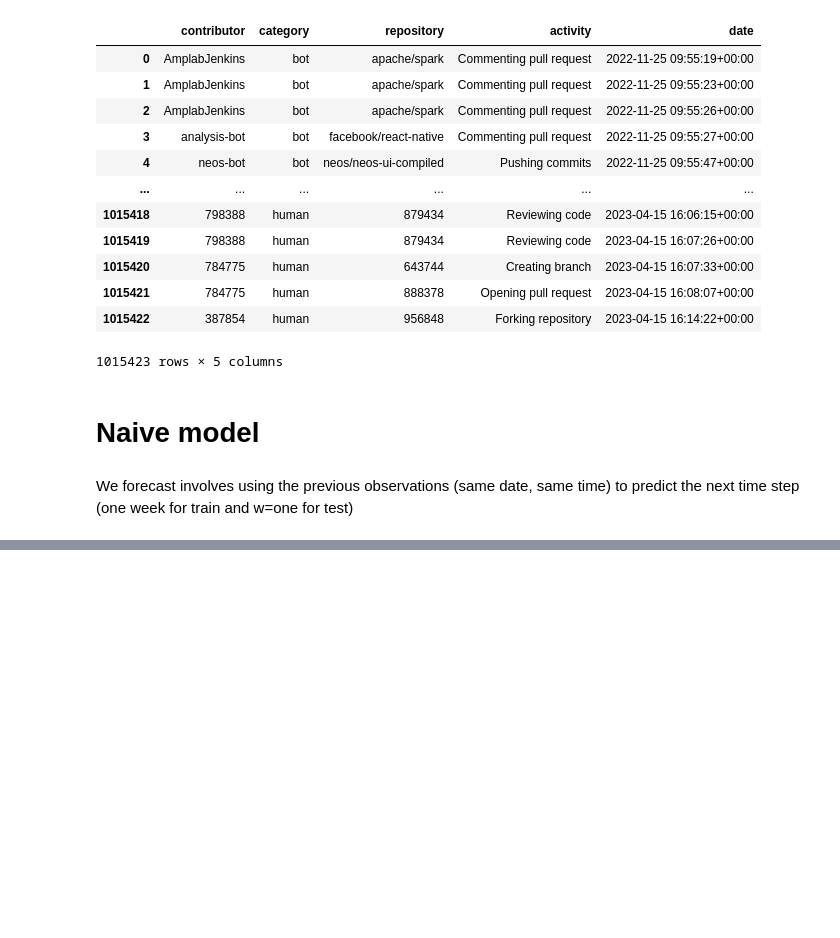
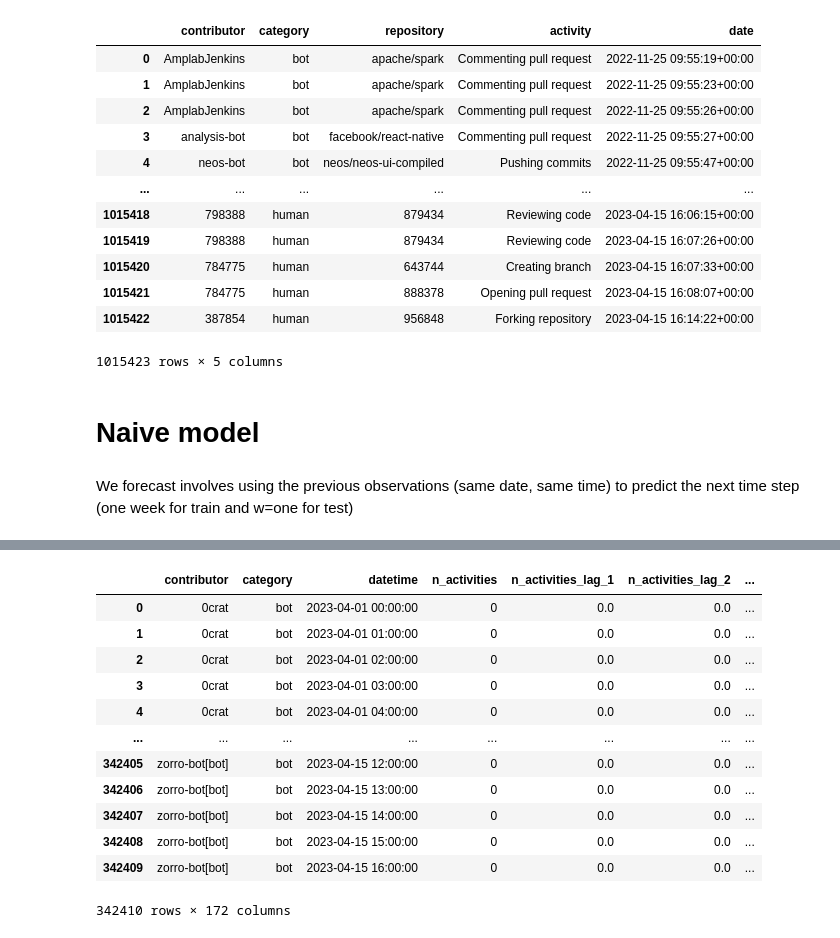
Before and after one commit to uhourri/GH-Bots-API, a Jupyter notebook: code/Models comparing.ipynb, the cells around one changed output, grey strips where cells are left out. Drawn from its saved outputs; the diff is of its cells as text; code cells hidden in the pictures; blank space fills up the shorter version.

```diff
--- a/code/Models comparing.ipynb
+++ b/code/Models comparing.ipynb
@@ -113,0 +211,16 @@ result.sample(40)
+# %%
+test_activities
+# %% [output]
+|  | contributor | category | datetime | n_activities | n_activities_lag_1 | n_activities_lag_2 | ... |
+| 0 | 0crat | bot | 2023-04-01 00:00:00 | 0 | 0.0 | 0.0 | ... |
+| 1 | 0crat | bot | 2023-04-01 01:00:00 | 0 | 0.0 | 0.0 | ... |
+| 2 | 0crat | bot | 2023-04-01 02:00:00 | 0 | 0.0 | 0.0 | ... |
+| 3 | 0crat | bot | 2023-04-01 03:00:00 | 0 | 0.0 | 0.0 | ... |
+| 4 | 0crat | bot | 2023-04-01 04:00:00 | 0 | 0.0 | 0.0 | ... |
+| ... | ... | ... | ... | ... | ... | ... | ... |
+| 342405 | zorro-bot[bot] | bot | 2023-04-15 12:00:00 | 0 | 0.0 | 0.0 | ... |
+| 342406 | zorro-bot[bot] | bot | 2023-04-15 13:00:00 | 0 | 0.0 | 0.0 | ... |
+| 342407 | zorro-bot[bot] | bot | 2023-04-15 14:00:00 | 0 | 0.0 | 0.0 | ... |
+| 342408 | zorro-bot[bot] | bot | 2023-04-15 15:00:00 | 0 | 0.0 | 0.0 | ... |
+| 342409 | zorro-bot[bot] | bot | 2023-04-15 16:00:00 | 0 | 0.0 | 0.0 | ... |
+342410 rows × 172 columns
```
Also changed, not shown: parts of 24 cells of this notebook, 2 other files.
